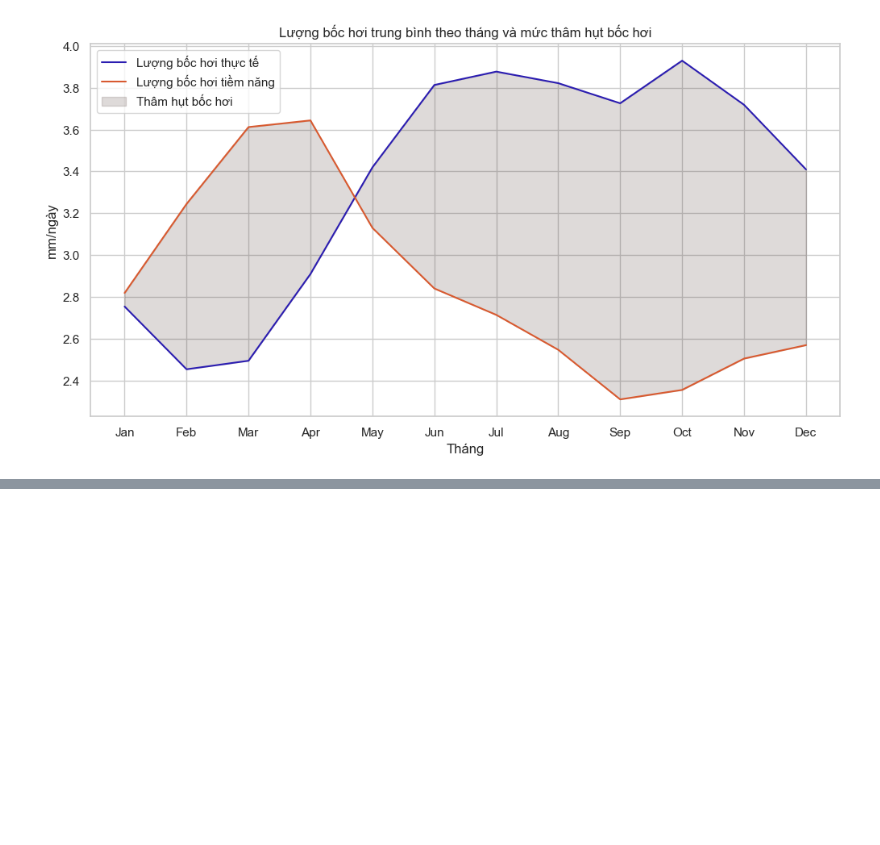
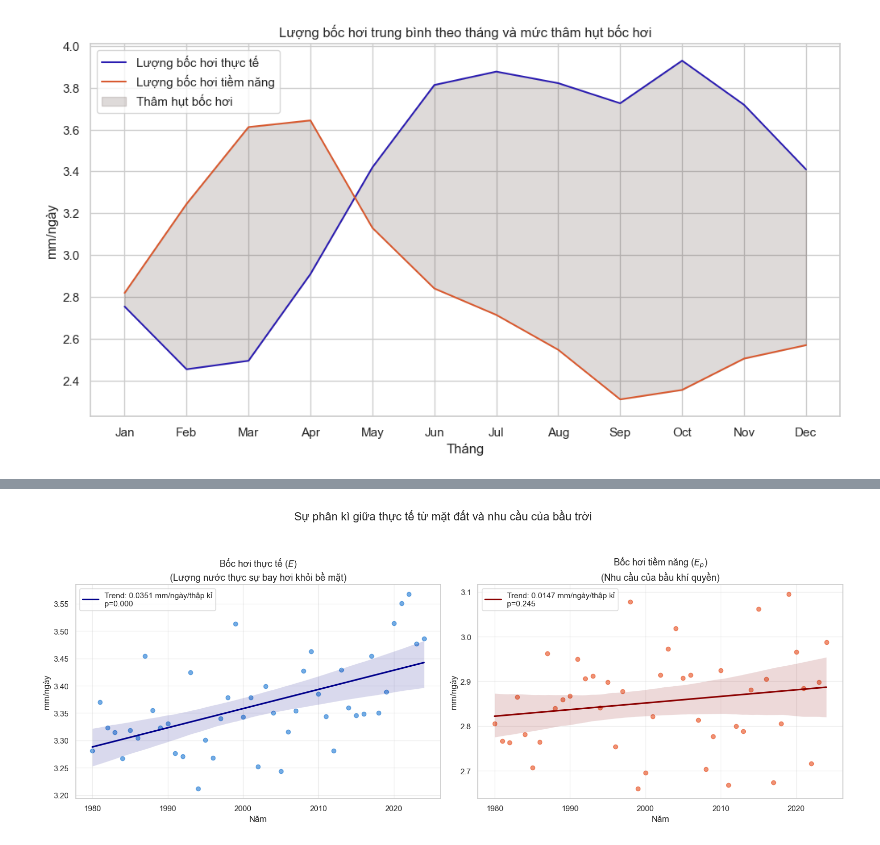
Before and after one commit to hnahtneyugn/climate-analysis-and-prediction, a Jupyter notebook: scripts/06_evaporation.ipynb, the cells around one changed output, grey strips where cells are left out. Cells and saved outputs as stored; diff of their text form; code cells hidden in the pictures; blank space fills up the shorter version.

```diff
--- a/scripts/06_evaporation.ipynb
+++ b/scripts/06_evaporation.ipynb
@@ -169,0 +259,38 @@ ax.legend()
+# %%
+# Resample to annual means
+df_annual = df_daily.set_index('time')[['evap', 'pevap']].resample('YE').mean()
+years = df_annual.index.year
+
+# Calculate trends for both
+slope_act, intercept_act, _, p_act, _ = stats.linregress(years, df_annual['evap'])
+slope_pot, intercept_pot, _, p_pot, _ = stats.linregress(years, df_annual['pevap'])
+
+# Create the Visualization
+fig, (ax1, ax2) = plt.subplots(1, 2, figsize=(16, 6), sharex=True)
+
+# Left Panel: Actual Evaporation
+sns.regplot(x=years, y=df_annual['evap'], ax=ax1,
+            color='#1976D2', scatter_kws={'alpha':0.6},
+            line_kws={'color': 'darkblue', 'label': f'Trend: {slope_act*10:.4f} mm/ngày/thập kỉ\np={p_act:.3f}'})
+ax1.set_title("Bốc hơi thực tế ($E$)\n(Lượng nước thực sự bay hơi khỏi bề mặt)", fontsize=13)
+ax1.set_ylabel("mm/ngày")
+ax1.set_xlabel("Năm")
+ax1.legend()
+ax1.grid(True, alpha=0.3)
+
+# Right Panel: Potential Evaporation
+sns.regplot(x=years, y=df_annual['pevap'], ax=ax2,
+            color='#E64A19', scatter_kws={'alpha':0.6},
+            line_kws={'color': 'darkred', 'label': f'Trend: {slope_pot*10:.4f} mm/ngày/thập kỉ\np={p_pot:.3f}'})
+ax2.set_title("Bốc hơi tiềm năng ($E_p$)\n(Nhu cầu của bầu khí quyền)", fontsize=13)
+ax2.set_ylabel("mm/ngày")
+ax2.set_xlabel("Năm")
+ax2.legend()
+ax2.grid(True, alpha=0.3)
+
+# Add a main title explaining the logic
+plt.suptitle("Sự phân kì giữa thực tế từ mặt đất và nhu cầu của bầu trời", fontsize=16, y=1.05)
+plt.tight_layout()
+plt.show()
+# %% [output]
+[figure, added]
```
Also changed, not shown: parts of 14 cells of this notebook, 2 other files.
